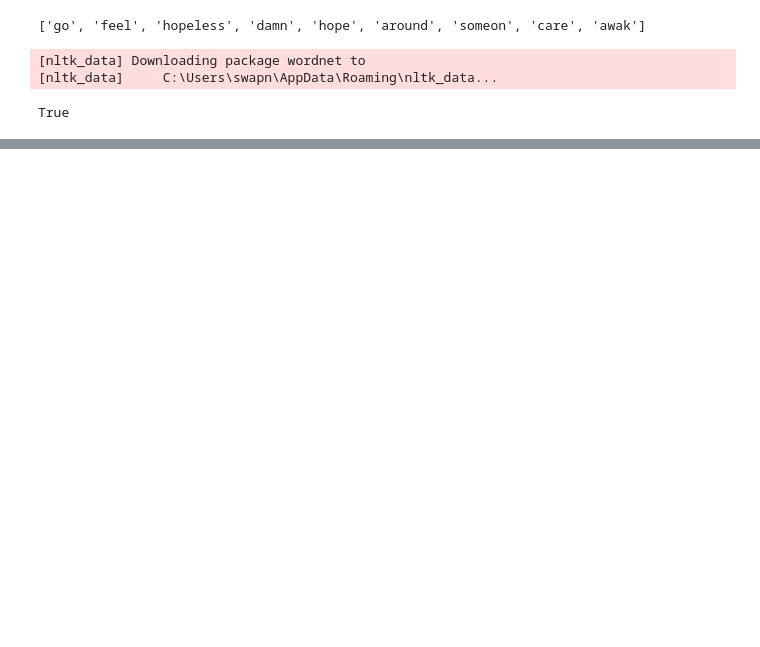
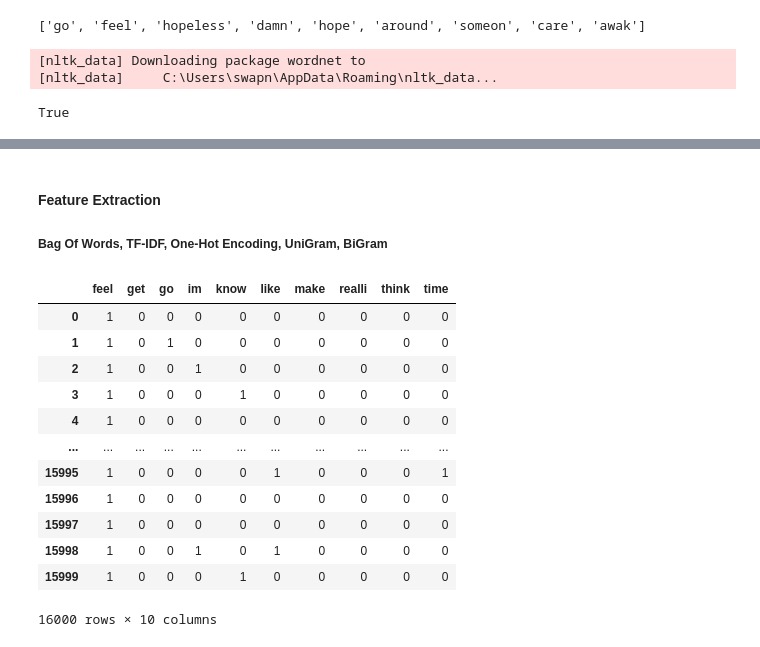
Before and after one commit to mobndash/NLP_Complete, a Jupyter notebook: nlp_complete.ipynb, the cells around one changed output, grey strips where cells are left out. Drawn from its saved outputs; the diff is of its cells as text; code cells hidden in the pictures; blank space fills up the shorter version.

```diff
--- a/nlp_complete.ipynb
+++ b/nlp_complete.ipynb
@@ -191,0 +231,3 @@ df["text"].iloc[1]
+# %% [markdown]
+#### Feature Extraction
+##### Bag Of Words, TF-IDF, One-Hot Encoding, UniGram, BiGram
@@ -191,0 +236,25 @@ df["text"].iloc[1]
+# %%
+# join tokens into string per row
+df_bow["joined"] = df_bow["text"].apply(lambda x: " ".join(x))
+
+vectorizer = CountVectorizer(max_features=10)
+X = vectorizer.fit_transform(df_bow["joined"])
+
+# convert to DataFrame
+bow_df = pd.DataFrame(X.toarray(), columns=vectorizer.get_feature_names_out())
+# %%
+bow_df
+# %% [output]
+|  | feel | get | go | im | know | like | make | realli | think | time |
+| 0 | 1 | 0 | 0 | 0 | 0 | 0 | 0 | 0 | 0 | 0 |
+| 1 | 1 | 0 | 1 | 0 | 0 | 0 | 0 | 0 | 0 | 0 |
+| 2 | 1 | 0 | 0 | 1 | 0 | 0 | 0 | 0 | 0 | 0 |
+| 3 | 1 | 0 | 0 | 0 | 1 | 0 | 0 | 0 | 0 | 0 |
+| 4 | 1 | 0 | 0 | 0 | 0 | 0 | 0 | 0 | 0 | 0 |
+| ... | ... | ... | ... | ... | ... | ... | ... | ... | ... | ... |
+| 15995 | 1 | 0 | 0 | 0 | 0 | 1 | 0 | 0 | 0 | 1 |
+| 15996 | 1 | 0 | 0 | 0 | 0 | 0 | 0 | 0 | 0 | 0 |
+| 15997 | 1 | 0 | 0 | 0 | 0 | 0 | 0 | 0 | 0 | 0 |
+| 15998 | 1 | 0 | 0 | 1 | 0 | 1 | 0 | 0 | 0 | 0 |
+| 15999 | 1 | 0 | 0 | 0 | 1 | 0 | 0 | 0 | 0 | 0 |
+16000 rows × 10 columns
```
Also changed, not shown: parts of 13 cells of this notebook, 1 other file.
